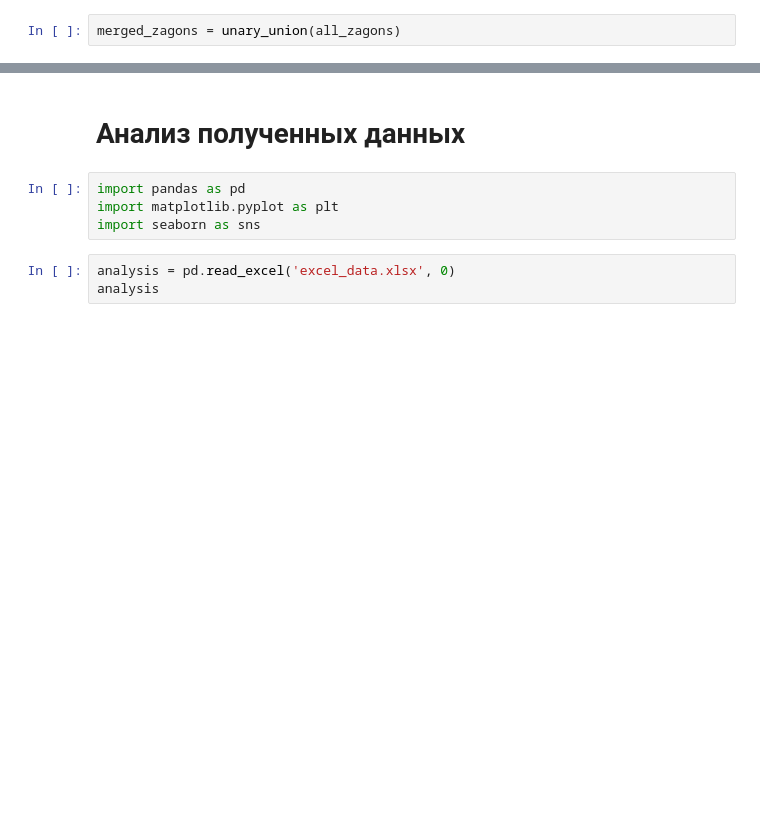
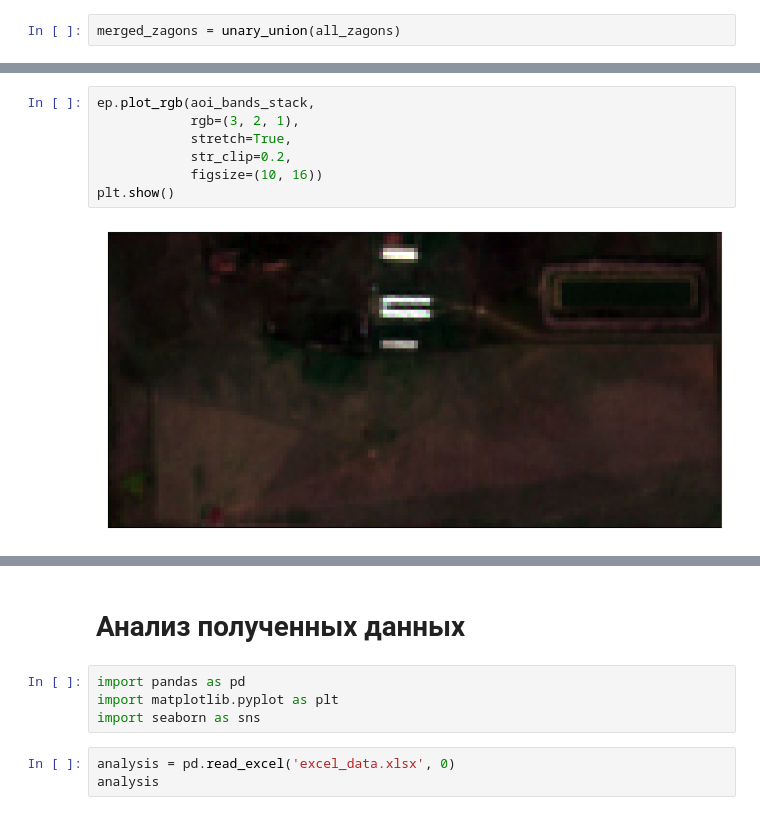
Before and after one commit to Yerlan999/CowsGPSTracker-KazATU, a Jupyter notebook: RealWorld_PastureAnanysisGPSbased.ipynb, the cells around one changed output, grey strips where cells are left out. Saved outputs shown, nothing was run; the diff lists cells and outputs as text; blank space fills up the shorter version.

```diff
--- a/RealWorld_PastureAnanysisGPSbased.ipynb
+++ b/RealWorld_PastureAnanysisGPSbased.ipynb
@@ -463,0 +153,9 @@ mx7 = ma.masked_array(ndvi, mask=mask7.reshape(height, width))
+# %%
+ep.plot_rgb(aoi_bands_stack,
+            rgb=(3, 2, 1),
+            stretch=True,
+            str_clip=0.2,
+            figsize=(10, 16))
+plt.show()
+# %% [output]
+[figure, added]
```
Also changed, not shown: parts of 73 cells of this notebook, 4 other files.
